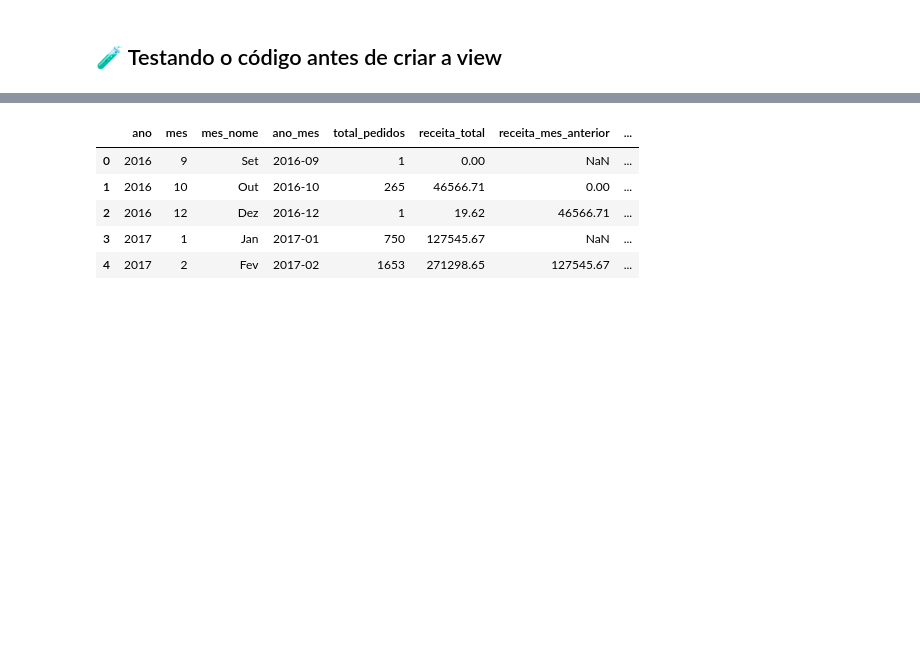
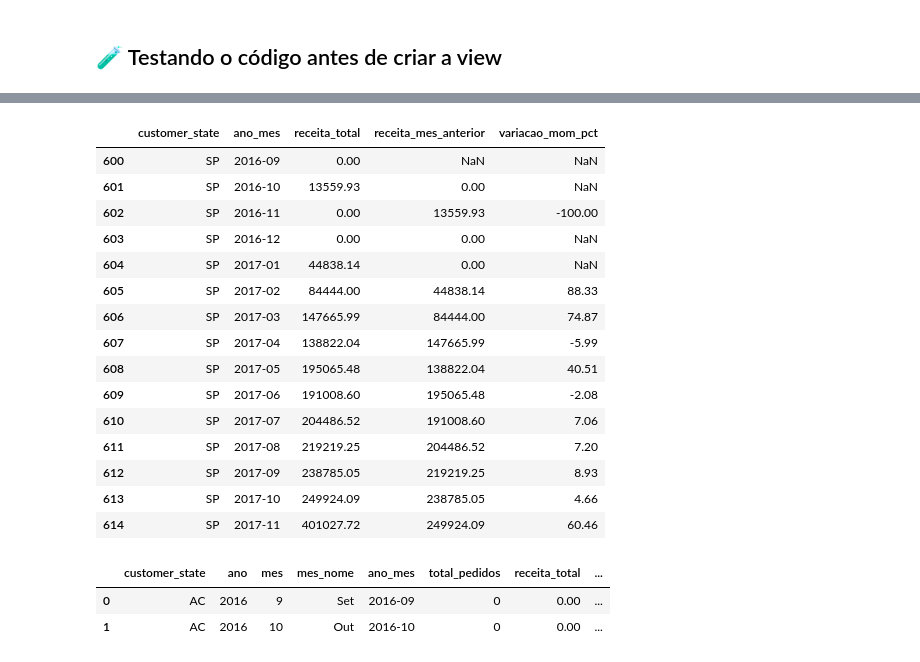
Before and after one commit to Carlosarmendoca/olistpython, a Jupyter notebook: Notebooks/03_view_receita_mensal.ipynb, the cells around one changed output, grey strips where cells are left out. Drawn from its saved outputs; the diff is of its cells as text; code cells hidden in the pictures; blank space fills up the shorter version.

```diff
--- a/Notebooks/03_view_receita_mensal.ipynb
+++ b/Notebooks/03_view_receita_mensal.ipynb
@@ -7,6 +7,7 @@ import pandas as pd
 import numpy as np
 import sys
 sys.path.append('..')
+from views.vw_receita_mensal import get_receita_mensal
 
 pd.set_option('display.float_format', '{:.2f}'.format)
 
@@ -18,6 +19,7 @@ pedidos    = pd.read_csv("../dados/pedidos_limpo.csv", parse_dates=[
     'order_estimated_delivery_date'
 ])
 pagamentos = pd.read_csv("../dados/pagamentos_limpo.csv")
+clientes = pd.read_csv("../dados/clientes_limpo.csv")
 
 print("Dados carregados!")
 # %% [output]
@@ -139,4 +261,0 @@ receita_mensal.head(15)
-# %%
-receita_mensal['variacao_mom_pct'] = receita_mensal['variacao_mom_pct'].replace([np.inf, -np.inf], np.nan)
-
-receita_mensal.head()
@@ -149,0 +262,18 @@ receita_mensal.head()
+# %%
+# =========================================================
+# CÁLCULO DO MoM
+# =========================================================
+
+receita_mensal['variacao_mom_pct'] = (
+    (
+        receita_mensal['receita_total']
+        - receita_mensal['receita_mes_anterior']
+    )
+    / receita_mensal['receita_mes_anterior']
+    * 100
+).round(2)
+
+receita_mensal.loc[
+    receita_mensal['receita_mes_anterior'] == 0,
+    'variacao_mom_pct'
+] = np.nan
@@ -150,12 +306,27 @@ receita_mensal.head()
 # %%
-from views.vw_receita_mensal import get_receita_mensal
-
-df_receita = get_receita_mensal(pedidos, pagamentos)
-df_receita.head()
+receita_mensal[
+    receita_mensal['customer_state'] == 'SP'
+][[
+    'customer_state',
+    'ano_mes',
+    'receita_total',
+    'receita_mes_anterior',
+    'variacao_mom_pct'
+]].head(15)
 # %% [output]
-|  | ano | mes | mes_nome | ano_mes | total_pedidos | receita_total | receita_mes_anterior | ... |
-| 0 | 2016 | 9 | Set | 2016-09 | 1 | 0.00 | NaN | ... |
-| 1 | 2016 | 10 | Out | 2016-10 | 265 | 46566.71 | 0.00 | ... |
-| 2 | 2016 | 12 | Dez | 2016-12 | 1 | 19.62 | 46566.71 | ... |
-| 3 | 2017 | 1 | Jan | 2017-01 | 750 | 127545.67 | NaN | ... |
-| 4 | 2017 | 2 | Fev | 2017-02 | 1653 | 271298.65 | 127545.67 | ... |
+|  | customer_state | ano_mes | receita_total | receita_mes_anterior | variacao_mom_pct |
+| 600 | SP | 2016-09 | 0.00 | NaN | NaN |
+| 601 | SP | 2016-10 | 13559.93 | 0.00 | NaN |
+| 602 | SP | 2016-11 | 0.00 | 13559.93 | -100.00 |
+| 603 | SP | 2016-12 | 0.00 | 0.00 | NaN |
+| 604 | SP | 2017-01 | 44838.14 | 0.00 | NaN |
+| 605 | SP | 2017-02 | 84444.00 | 44838.14 | 88.33 |
+| 606 | SP | 2017-03 | 147665.99 | 84444.00 | 74.87 |
+| 607 | SP | 2017-04 | 138822.04 | 147665.99 | -5.99 |
+| 608 | SP | 2017-05 | 195065.48 | 138822.04 | 40.51 |
+| 609 | SP | 2017-06 | 191008.60 | 195065.48 | -2.08 |
+| 610 | SP | 2017-07 | 204486.52 | 191008.60 | 7.06 |
+| 611 | SP | 2017-08 | 219219.25 | 204486.52 | 7.20 |
+| 612 | SP | 2017-09 | 238785.05 | 219219.25 | 8.93 |
+| 613 | SP | 2017-10 | 249924.09 | 238785.05 | 4.66 |
+| 614 | SP | 2017-11 | 401027.72 | 249924.09 | 60.46 |
@@ -161,0 +339,6 @@ df_receita.head()
+# %%
+df_receita.head(2)
+# %% [output]
+|  | customer_state | ano | mes | mes_nome | ano_mes | total_pedidos | receita_total | ... |
+| 0 | AC | 2016 | 9 | Set | 2016-09 | 0 | 0.00 | ... |
+| 1 | AC | 2016 | 10 | Out | 2016-10 | 0 | 0.00 | ... |
```
Also changed, not shown: parts of 11 cells of this notebook, 4 other files.
